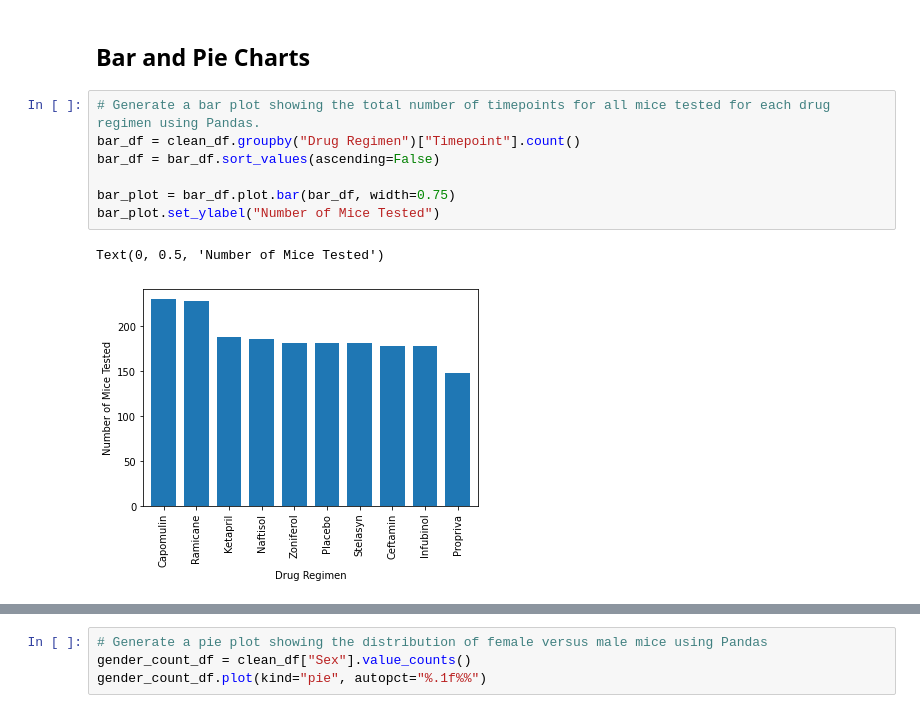
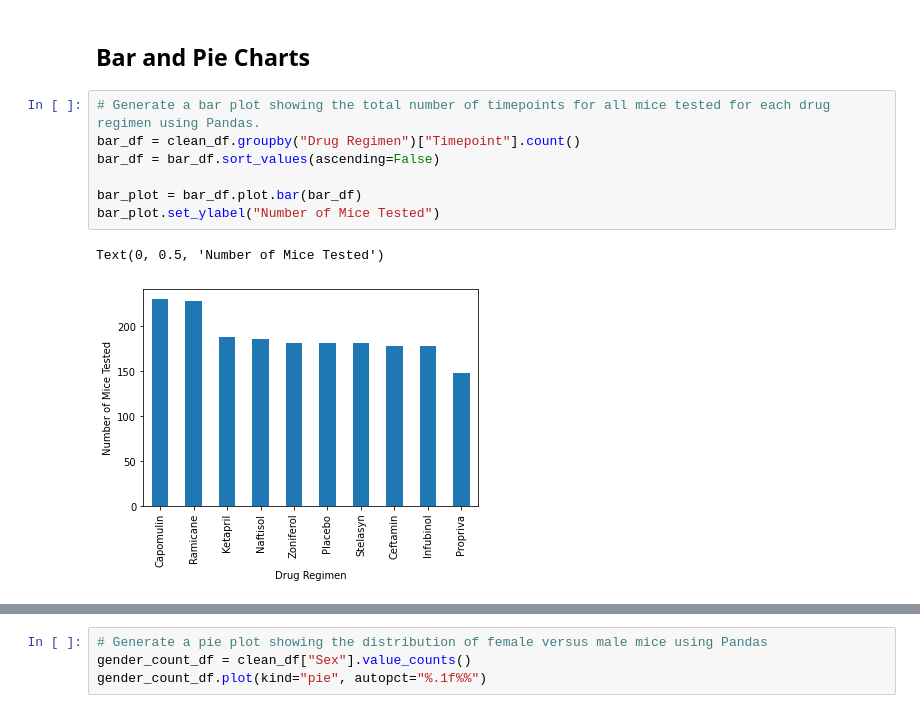
Before and after one commit to VincentGordon-Data-Analyst/matplotlib-challenge, a Jupyter notebook: Pymaceuticals/pymaceuticals_starter.ipynb, the cells around one changed output, grey strips where cells are left out. Drawn from its saved outputs; the diff is of its cells as text.

```diff
--- a/Pymaceuticals/pymaceuticals_starter.ipynb
+++ b/Pymaceuticals/pymaceuticals_starter.ipynb
@@ -145,12 +145,12 @@ clean_df.groupby("Drug Regimen")["Tumor Volume (mm3)"].agg(['mean', 'median', 'v
 # %%
 # Generate a bar plot showing the total number of timepoints for all mice tested for each drug regimen using Pandas.
 bar_df = clean_df.groupby("Drug Regimen")["Timepoint"].count()
 bar_df = bar_df.sort_values(ascending=False)
 
-bar_plot = bar_df.plot.bar(bar_df, width=0.75)
+bar_plot = bar_df.plot.bar(bar_df)
 bar_plot.set_ylabel("Number of Mice Tested")
 # %% [output]
 Text(0, 0.5, 'Number of Mice Tested')
-[figure, old version]
+[figure, new version]
 # %%
 # Generate a bar plot showing the total number of timepoints for all mice tested for each drug regimen using pyplot.
```
Also changed, not shown: parts of 9 cells of this notebook.
